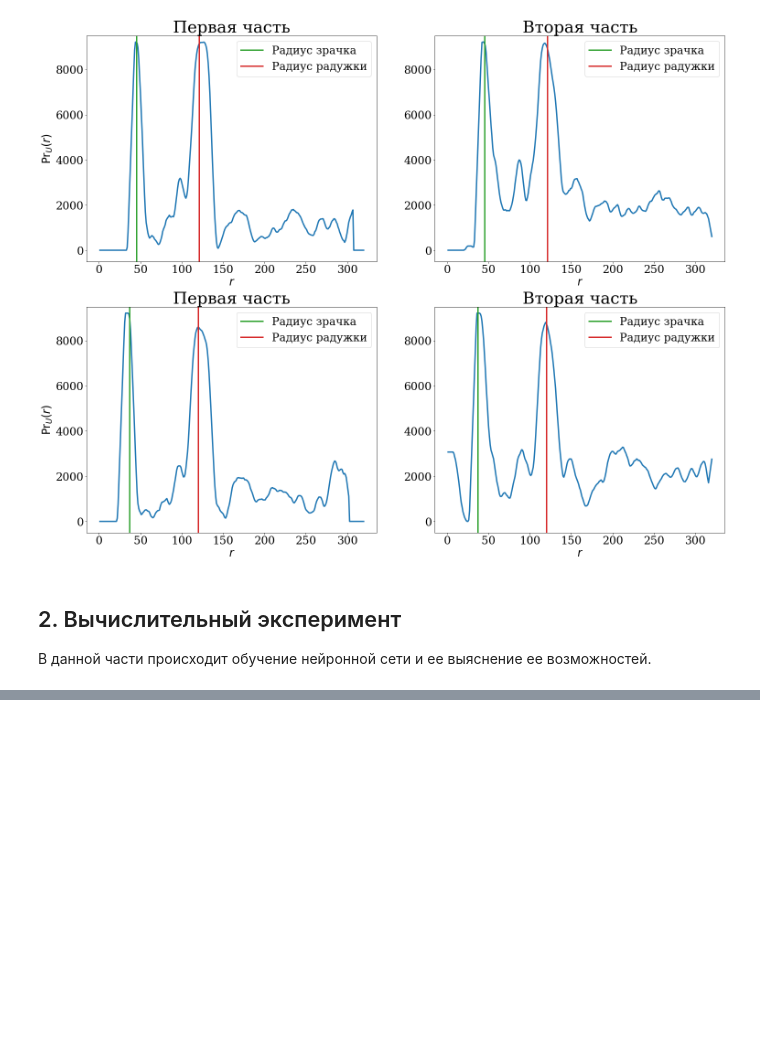
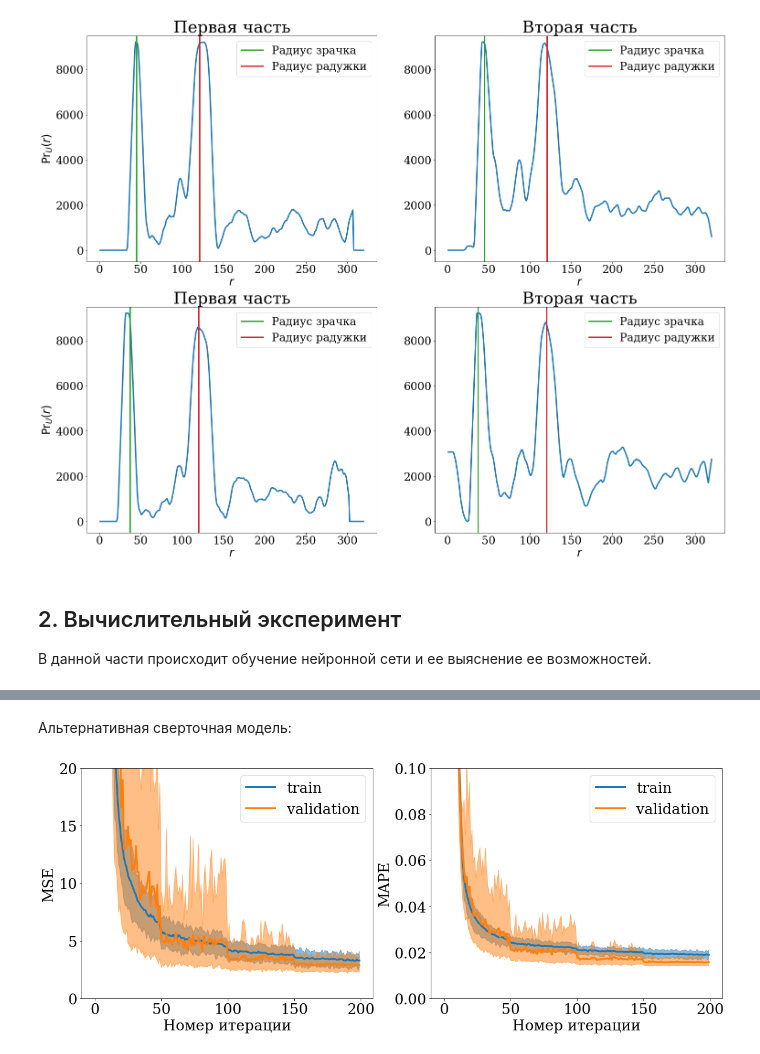
Before and after one commit to Intelligent-Systems-Phystech/2021-Project88, a Jupyter notebook: code/Bazhenov.ipynb, the cells around one changed output, grey strips where cells are left out. Saved outputs shown, nothing was run; the diff lists cells and outputs as text; code cells hidden in the pictures; blank space fills up the shorter version.

```diff
--- a/code/Bazhenov.ipynb
+++ b/code/Bazhenov.ipynb
@@ -154,9 +87,0 @@ plt.ylabel('MSE');
-# %%
-history = nn_tools.train(
-    conv_net, criterion, conv_optimizer,
-    train_sample_torch, train_target_torch,
-    test_sample_torch, test_target_torch,
-    batch_size=64, num_epochs=100,
-    save_path='out/conv.model',
-    ylim=(0, 20)
-)
@@ -180,7 +87,0 @@ lin_optimizer = torch.optim.SGD(linnet.parameters(), lr=1e-3, momentum=0.9)
-# %%
-lin_history = nn_tools.train(
-    linnet, lincriterion, lin_optimizer,
-    train_sample_torch, train_target_torch,
-    test_sample_torch, test_target_torch,
-    batch_size=64, num_epochs=30
-)
@@ -214,0 +181,7 @@ plt.ylabel('MSE');
+# %% [markdown]
+Альтернативная сверточная модель:
+# %%
+#!g1.1
+nn_tools.visualize_histories(conv2_history, q=(0, 0.95), figsize=(19, 7), ylim_loss=(0, 20), ylim_mape=(0, 0.1))
+# %% [output]
+[figure, added]
```
Also changed, not shown: parts of 53 cells of this notebook, 6 other files.
